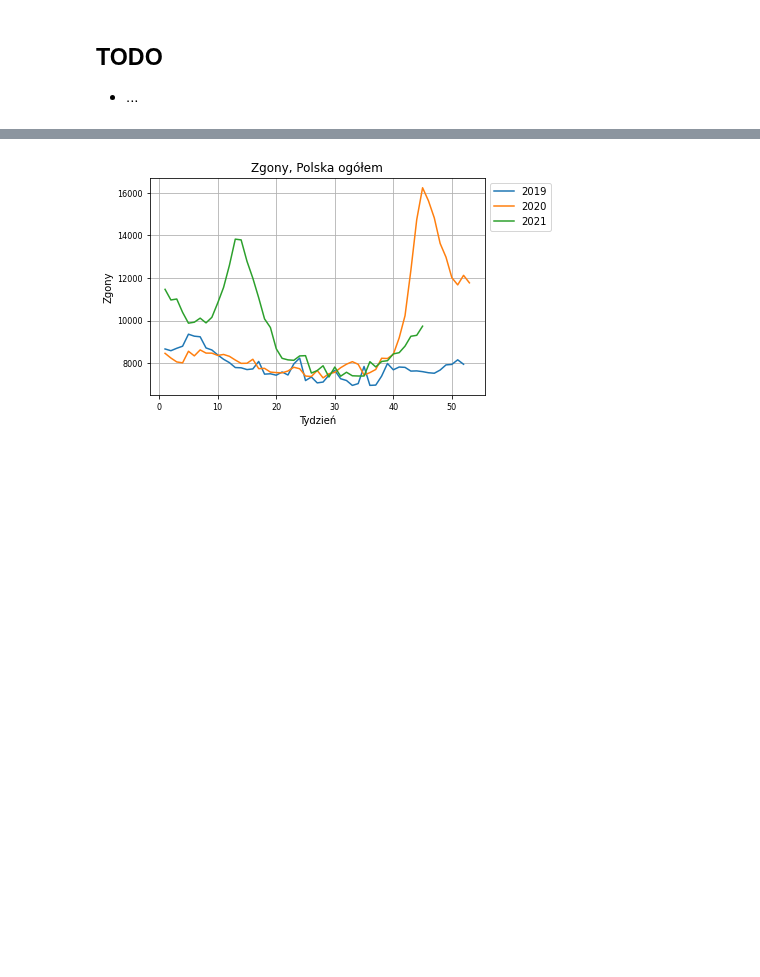
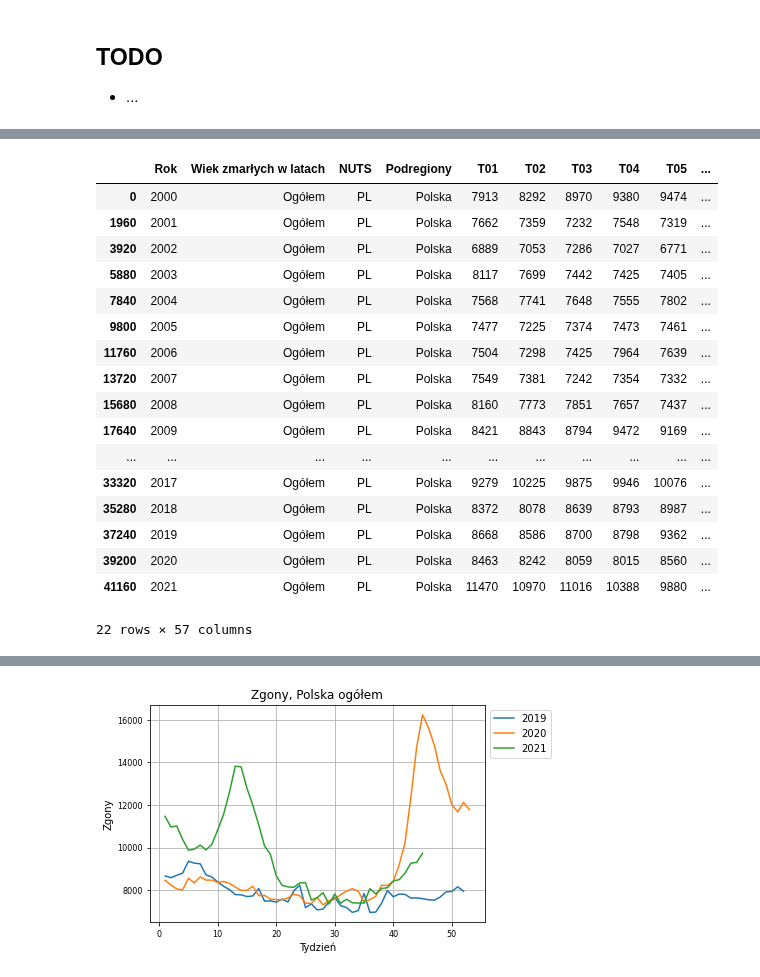
Before and after one commit to anuszka/govpl, a Jupyter notebook: GUS/gus01.ipynb, the cells around one changed output, grey strips where cells are left out. Saved outputs shown, nothing was run; the diff lists cells and outputs as text; code cells hidden in the pictures; blank space fills up the shorter version.

```diff
--- a/GUS/gus01.ipynb
+++ b/GUS/gus01.ipynb
@@ -90 +82,27 @@ mygus.all_years_df
+# %%
+df = mygus.all_years_df
+
+Q = '(`Wiek zmarłych w latach` == "Ogółem")  & (NUTS == "PL")'
+
+df_og = df.query(Q).copy(deep=True)
+display(df_og)
+# %% [output]
+|  | Rok | Wiek zmarłych w latach | NUTS | Podregiony | T01 | T02 | T03 | T04 | T05 | ... |
+| 0 | 2000 | Ogółem | PL | Polska | 7913 | 8292 | 8970 | 9380 | 9474 | ... |
+| 1960 | 2001 | Ogółem | PL | Polska | 7662 | 7359 | 7232 | 7548 | 7319 | ... |
+| 3920 | 2002 | Ogółem | PL | Polska | 6889 | 7053 | 7286 | 7027 | 6771 | ... |
+| 5880 | 2003 | Ogółem | PL | Polska | 8117 | 7699 | 7442 | 7425 | 7405 | ... |
+| 7840 | 2004 | Ogółem | PL | Polska | 7568 | 7741 | 7648 | 7555 | 7802 | ... |
+| 9800 | 2005 | Ogółem | PL | Polska | 7477 | 7225 | 7374 | 7473 | 7461 | ... |
+| 11760 | 2006 | Ogółem | PL | Polska | 7504 | 7298 | 7425 | 7964 | 7639 | ... |
+| 13720 | 2007 | Ogółem | PL | Polska | 7549 | 7381 | 7242 | 7354 | 7332 | ... |
+| 15680 | 2008 | Ogółem | PL | Polska | 8160 | 7773 | 7851 | 7657 | 7437 | ... |
+| 17640 | 2009 | Ogółem | PL | Polska | 8421 | 8843 | 8794 | 9472 | 9169 | ... |
+| ... | ... | ... | ... | ... | ... | ... | ... | ... | ... | ... |
+| 33320 | 2017 | Ogółem | PL | Polska | 9279 | 10225 | 9875 | 9946 | 10076 | ... |
+| 35280 | 2018 | Ogółem | PL | Polska | 8372 | 8078 | 8639 | 8793 | 8987 | ... |
+| 37240 | 2019 | Ogółem | PL | Polska | 8668 | 8586 | 8700 | 8798 | 9362 | ... |
+| 39200 | 2020 | Ogółem | PL | Polska | 8463 | 8242 | 8059 | 8015 | 8560 | ... |
+| 41160 | 2021 | Ogółem | PL | Polska | 11470 | 10970 | 11016 | 10388 | 9880 | ... |
+22 rows × 57 columns
 # %%
```
Also changed, not shown: parts of 11 cells of this notebook, 1 other file.
